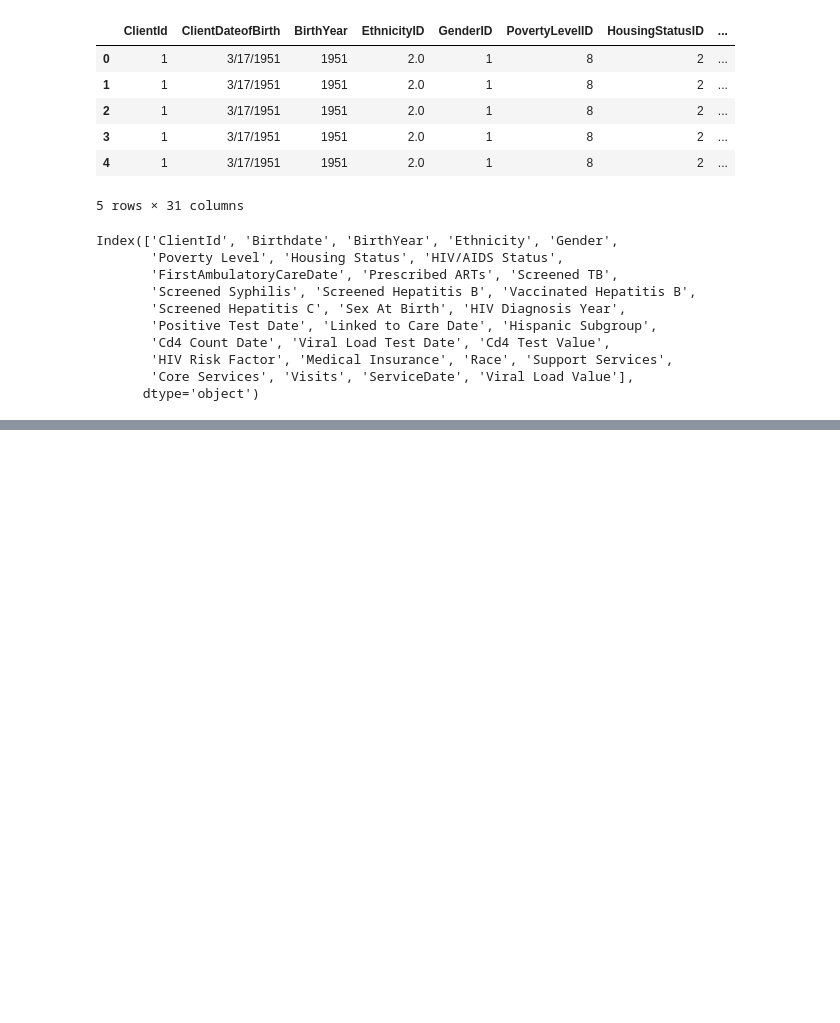
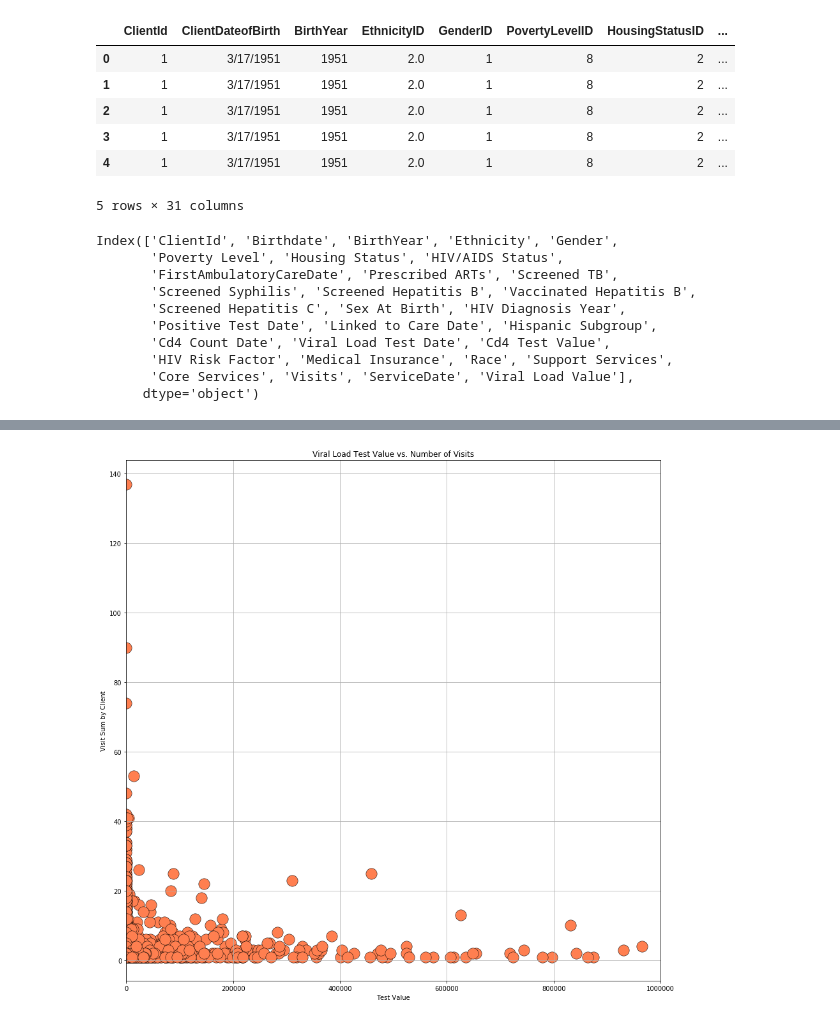
Before and after one commit to rihamramadan/Project-1, a Jupyter notebook: Merged Files.ipynb, the cells around one changed output, grey strips where cells are left out. Saved outputs shown, nothing was run; the diff lists cells and outputs as text; code cells hidden in the pictures; blank space fills up the shorter version.

```diff
--- a/Merged Files.ipynb
+++ b/Merged Files.ipynb
@@ -362,20 +353,0 @@ plt.show()
-# %%
-visit_bins = [0, 9, 14, 19, 24, 29, 34, 39, 99999999]
-visit_labels = ["<10", "10-14", "15-19", "20-24", "25-29","30-34","35-39","40+"]
-
-
-master_df["Visit Range"]=  pd.cut(master_df["Visits"], visit_bins, labels= visit_labels)
-
-vl_average= master_df.groupby("Visit Range")["Viral Load Value"].mean()
-
-x_axis = visit_labels
-
-plt.bar(x_axis, vl_average, color="blue",
-        alpha=0.5, align="center")
-
-plt.title("Average Viral Load by Visits")
-plt.xlabel("Visits")
-plt.ylabel("Average VL")
-
-
-plt.show()
@@ -383,0 +367,6 @@ plt.show()
+# %%
+viral_load_df = master_df.loc[:, ["ClientId", "Viral Load Test Date","Viral Load Value","Core Services","Visits"]]
+viral_load_dedupe_df = viral_load_df.sort_values(by=['Viral Load Test Date']).drop_duplicates(subset='ClientId', keep='last')
+viral_cleaned_df = viral_load_dedupe_df[~viral_load_dedupe_df['Viral Load Value'].isin(['NaN'])]
+
+viral_cleaned_df.head()
@@ -383,0 +380,21 @@ plt.show()
+# %%
+viral_load = viral_cleaned_df.groupby('ClientId').mean()['Viral Load Value']
+
+visits = viral_cleaned_df.groupby('ClientId').sum()['Visits']
+
+plt.scatter(viral_load,visits,
+            s=300, c="coral",
+            edgecolor="black", linewidths=.5, marker="o",
+            alpha=1.0, label="Viral Load Suppression")
+
+plt.title("Viral Load Test Value vs. Number of Visits")
+plt.ylabel("Visit Sum by Client")
+plt.xlabel("Test Value")
+plt.xlim((15,1000000))
+plt.grid(True)
+
+plt.gcf().set_size_inches((15, 15))
+
+plt.show()
+# %% [output]
+[figure, added]
```
Also changed, not shown: parts of 15 cells of this notebook, 1 other file.
